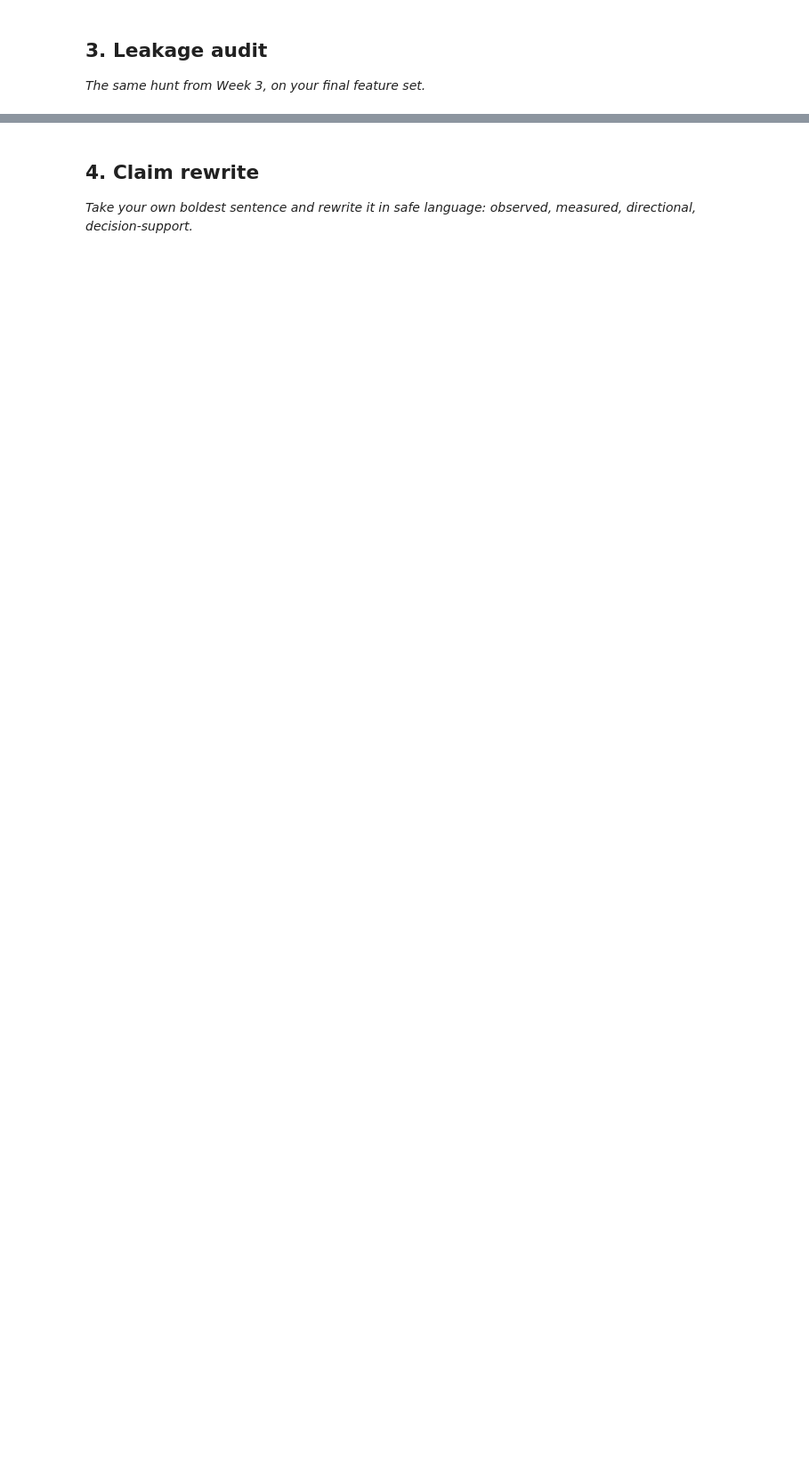
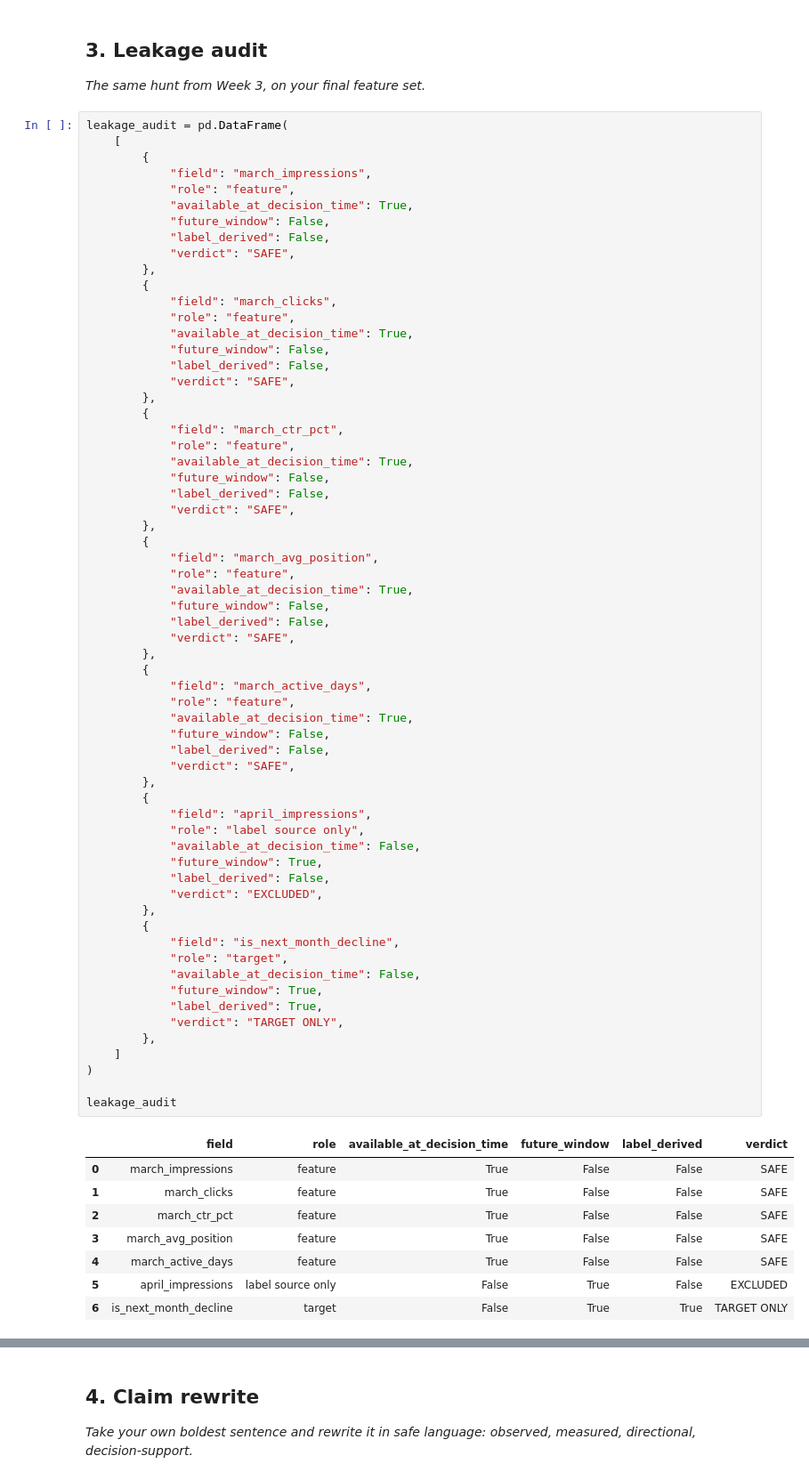
Before and after one commit to Abdelrahmanshaheen1/flyrank-ml-internship, a Jupyter notebook: work/notebooks/w06_validation_audit.ipynb, the cells around one changed output, grey strips where cells are left out. Shown at 89% size. Drawn from its saved outputs; the diff is of its cells as text; blank space fills up the shorter version.

Commit message:
Complete ML-09 validation and claim audit

```diff
--- a/work/notebooks/w06_validation_audit.ipynb
+++ b/work/notebooks/w06_validation_audit.ipynb
@@ -18,3 +386,75 @@ This skeleton is yours to fill. Work the sections **in order** — each one has
 ## 3. Leakage audit
 
 *The same hunt from Week 3, on your final feature set.*
+# %%
+leakage_audit = pd.DataFrame(
+    [
+        {
+            "field": "march_impressions",
+            "role": "feature",
+            "available_at_decision_time": True,
+            "future_window": False,
+            "label_derived": False,
+            "verdict": "SAFE",
+        },
+        {
+            "field": "march_clicks",
+            "role": "feature",
+            "available_at_decision_time": True,
+            "future_window": False,
+            "label_derived": False,
+            "verdict": "SAFE",
+        },
+        {
+            "field": "march_ctr_pct",
+            "role": "feature",
+            "available_at_decision_time": True,
+            "future_window": False,
+            "label_derived": False,
+            "verdict": "SAFE",
+        },
+        {
+            "field": "march_avg_position",
+            "role": "feature",
+            "available_at_decision_time": True,
+            "future_window": False,
+            "label_derived": False,
+            "verdict": "SAFE",
+        },
+        {
+            "field": "march_active_days",
+            "role": "feature",
+            "available_at_decision_time": True,
+            "future_window": False,
+            "label_derived": False,
+            "verdict": "SAFE",
+        },
+        {
+            "field": "april_impressions",
+            "role": "label source only",
+            "available_at_decision_time": False,
+            "future_window": True,
+            "label_derived": False,
+            "verdict": "EXCLUDED",
+        },
+        {
+            "field": "is_next_month_decline",
+            "role": "target",
+            "available_at_decision_time": False,
+            "future_window": True,
+            "label_derived": True,
+            "verdict": "TARGET ONLY",
+        },
+    ]
+)
+
+leakage_audit
+# %% [output]
+|  | field | role | available_at_decision_time | future_window | label_derived | verdict |
+| 0 | march_impressions | feature | True | False | False | SAFE |
+| 1 | march_clicks | feature | True | False | False | SAFE |
+| 2 | march_ctr_pct | feature | True | False | False | SAFE |
+| 3 | march_avg_position | feature | True | False | False | SAFE |
+| 4 | march_active_days | feature | True | False | False | SAFE |
+| 5 | april_impressions | label source only | False | True | False | EXCLUDED |
+| 6 | is_next_month_decline | target | False | True | True | TARGET ONLY |
```
Also changed, not shown: parts of 12 cells of this notebook.
